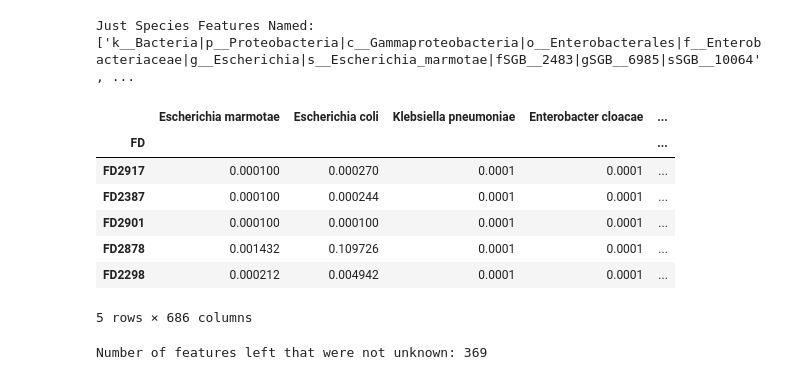
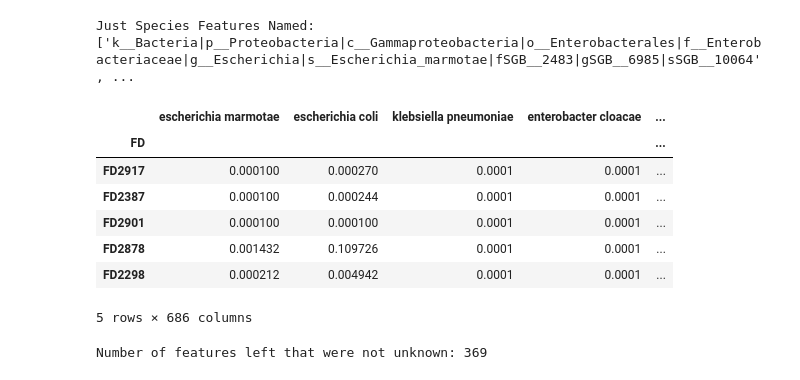
Before and after one commit to evelynsq/gut-microbiome-signature-multiple-sclerosis, a Jupyter notebook: make_DFs.ipynb, the cells around one changed output. Drawn from its saved outputs; the diff is of its cells as text; code cells hidden in the pictures.

Commit message:
Fixed problem with standardizing species names across Levi + Zhou, and wrote changes to file

```diff
--- a/make_DFs.ipynb
+++ b/make_DFs.ipynb
@@ -161,33 +193,12 @@ levi_species_df.head()
 print("Just Species Features Named:", levi_species_df.columns.tolist())
 # %% [output]
 Just Species Features Named: ['k__Bacteria|p__Proteobacteria|c__Gammaproteobacteria|o__Enterobacterales|f__Enterobacteriaceae|g__Escherichia|s__Escherichia_marmotae|fSGB__2483|gSGB__6985|sSGB__10064', ...
-# %%
-def standardize_species(names):
-
-    standardized_names = []
-
-    for name in names:
-
-        match = re.search(r's__([^|]+)', name) #help here from AI with regex match -- better standardizing will be needed -- some species names have trailing letter symbols
-
-        if match:
-            species = match.group(1)
-        else:
-            species = name #no s__ pattern
-
-        species = re.sub(r'^([A-Za-z]+)_[A-Z]+_', r'\1_', species)
-
-        species = species.replace('_', ' ').strip()
-
-        standardized_names.append(species)
-
-    return standardized_names
 # %%
 # standardize the species names
-levi_species_df.columns = standardize_species(levi_species_df.columns.tolist())
+levi_species_df.columns = pd.Series(levi_species_df.columns).apply(standardize_species)
 levi_species_df.head()
 # %% [output]
-|  | Escherichia marmotae | Escherichia coli | Klebsiella pneumoniae | Enterobacter cloacae | ... |
+|  | escherichia marmotae | escherichia coli | klebsiella pneumoniae | enterobacter cloacae | ... |
 | FD |  |  |  |  | ... |
 | FD2917 | 0.000100 | 0.000270 | 0.0001 | 0.0001 | ... |
 | FD2387 | 0.000100 | 0.000244 | 0.0001 | 0.0001 | ... |
```
Also changed, not shown: parts of 6 cells of this notebook, 4 other files.
